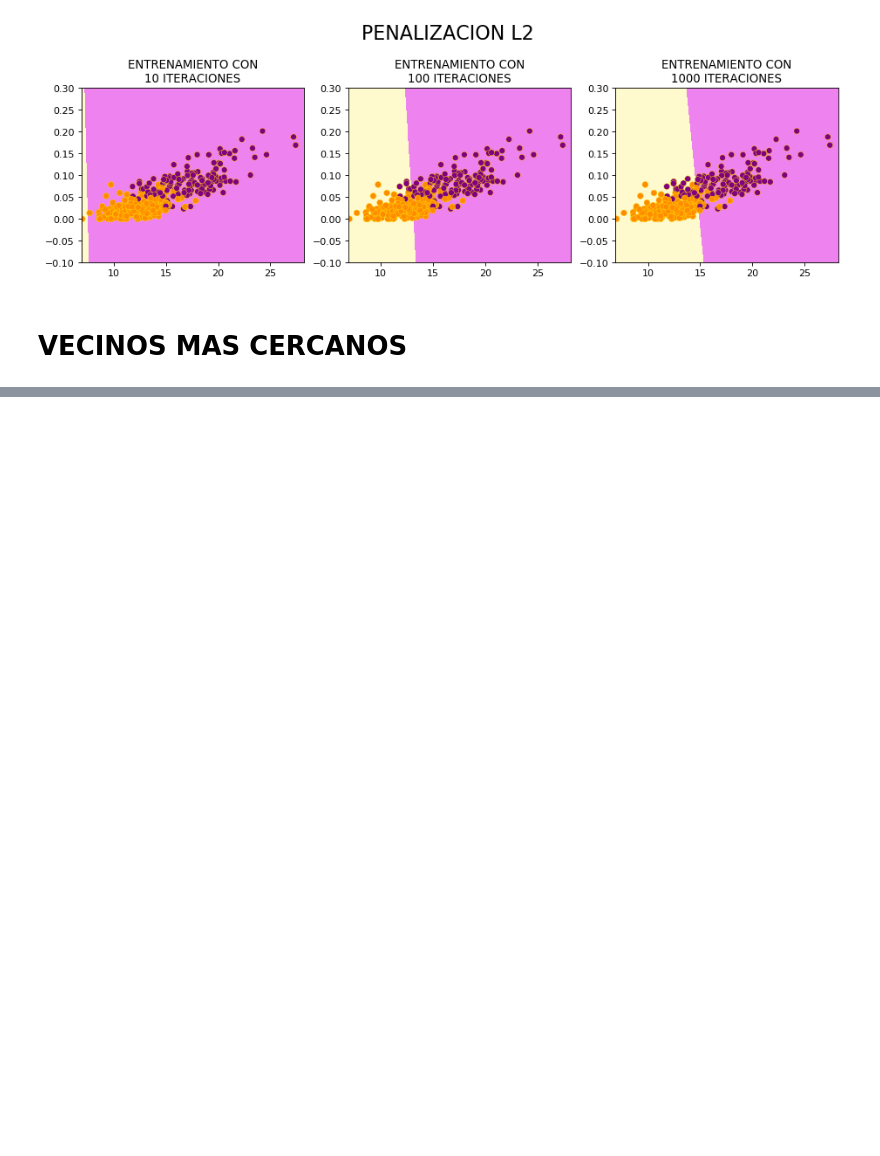
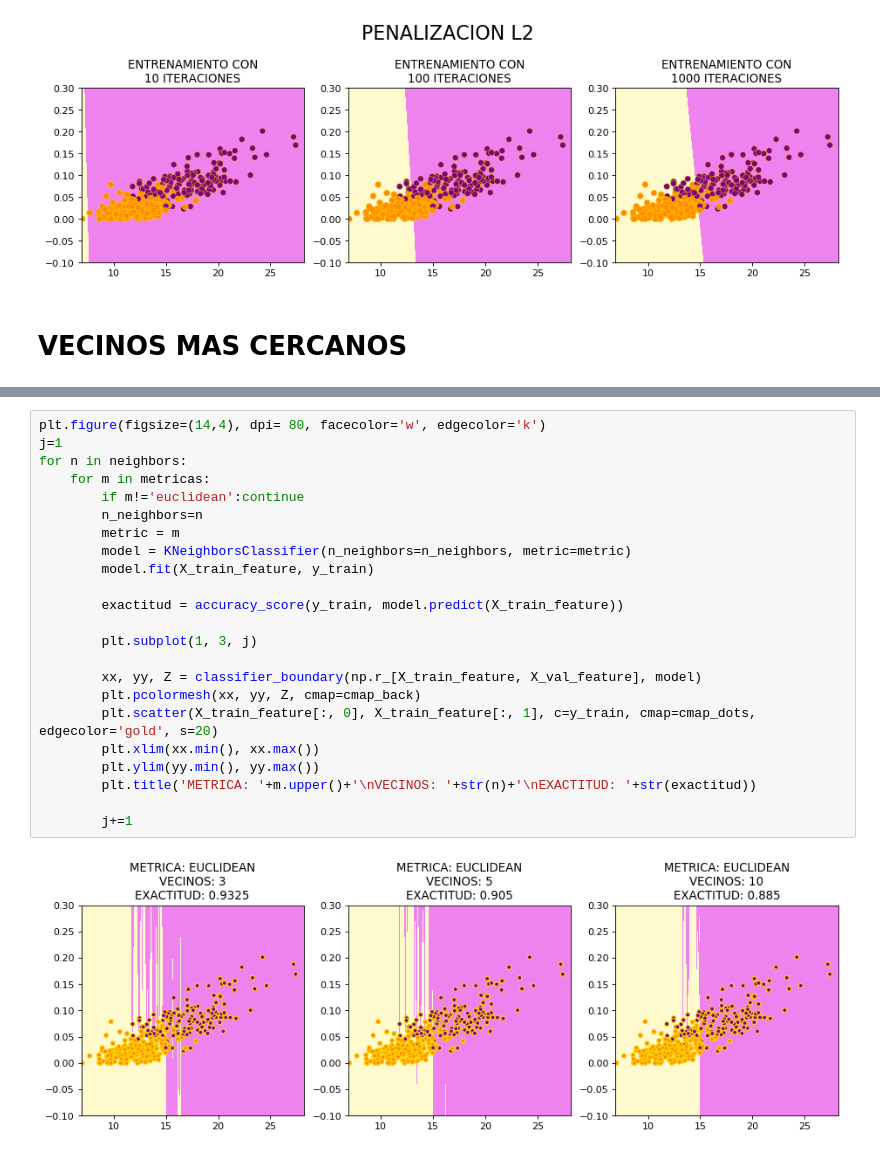
Before and after one commit to Eugenia27/DiploDatos, a Jupyter notebook: IntroduccionApredizajeAutomatico/intro_aprendizaje.ipynb, the cells around one changed output, grey strips where cells are left out. Drawn from its saved outputs; the diff is of its cells as text; blank space fills up the shorter version.

```diff
--- a/IntroduccionApredizajeAutomatico/intro_aprendizaje.ipynb
+++ b/IntroduccionApredizajeAutomatico/intro_aprendizaje.ipynb
@@ -595,0 +598,25 @@ plt.subplots_adjust( wspace=0.6)
+# %%
+plt.figure(figsize=(14,4), dpi= 80, facecolor='w', edgecolor='k')
+j=1
+for n in neighbors:
+    for m in metricas:
+        if m!='euclidean':continue
+        n_neighbors=n
+        metric = m
+        model = KNeighborsClassifier(n_neighbors=n_neighbors, metric=metric)
+        model.fit(X_train_feature, y_train)
+
+        exactitud = accuracy_score(y_train, model.predict(X_train_feature))
+
+        plt.subplot(1, 3, j)
+
+        xx, yy, Z = classifier_boundary(np.r_[X_train_feature, X_val_feature], model)
+        plt.pcolormesh(xx, yy, Z, cmap=cmap_back)
+        plt.scatter(X_train_feature[:, 0], X_train_feature[:, 1], c=y_train, cmap=cmap_dots, edgecolor='gold', s=20)
+        plt.xlim(xx.min(), xx.max())
+        plt.ylim(yy.min(), yy.max())
+        plt.title('METRICA: '+m.upper()+'\nVECINOS: '+str(n)+'\nEXACTITUD: '+str(exactitud))
+
+        j+=1
+# %% [output]
+[figure, added]
```
Also changed, not shown: parts of 1 cell of this notebook.
